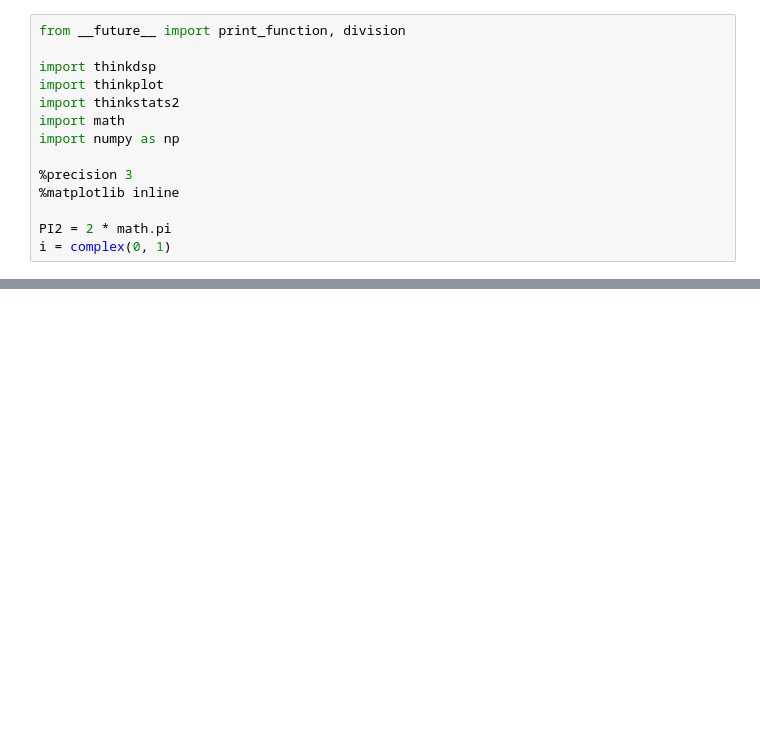
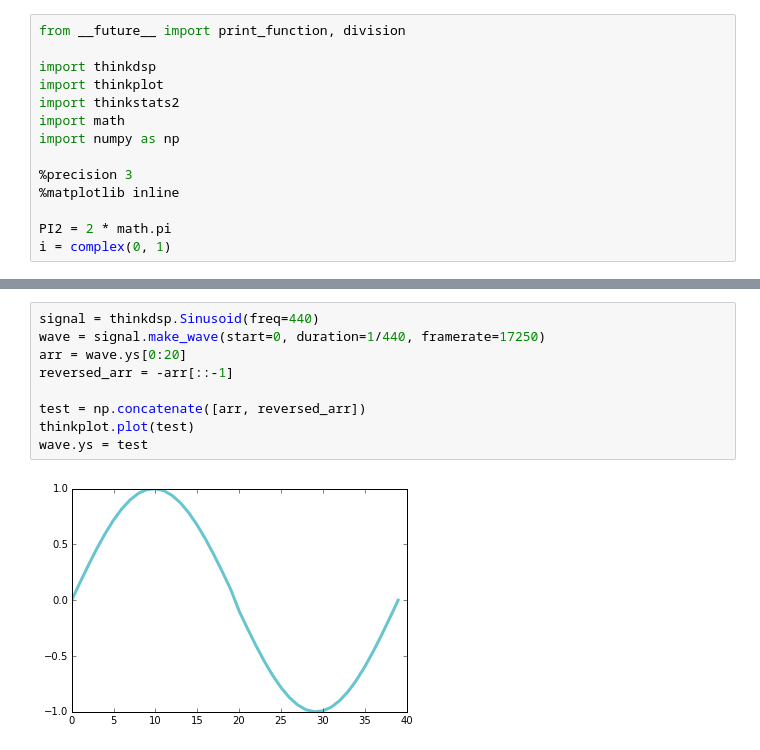
Before and after one commit to dinopants174/SigSys_Final_Project, a Jupyter notebook: ZG_Haar_Wavelet_Test.ipynb, the cells around one changed output, grey strips where cells are left out. Saved outputs shown, nothing was run; the diff lists cells and outputs as text; blank space fills up the shorter version.

```diff
--- a/ZG_Haar_Wavelet_Test.ipynb
+++ b/ZG_Haar_Wavelet_Test.ipynb
@@ -42,0 +48,11 @@ thinkplot.plot(ans)
+# %%
+signal = thinkdsp.Sinusoid(freq=440)
+wave = signal.make_wave(start=0, duration=1/440, framerate=17250)
+arr = wave.ys[0:20]
+reversed_arr = -arr[::-1]
+
+test = np.concatenate([arr, reversed_arr])
+thinkplot.plot(test)
+wave.ys = test
+# %% [output]
+[figure, added]
```
Also changed, not shown: parts of 7 cells of this notebook.
